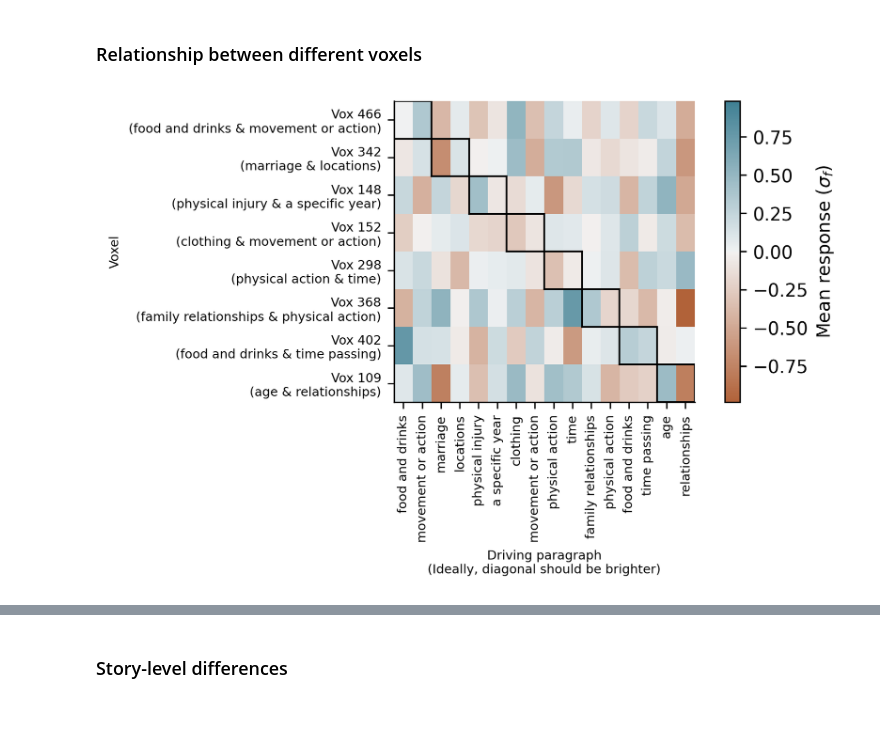
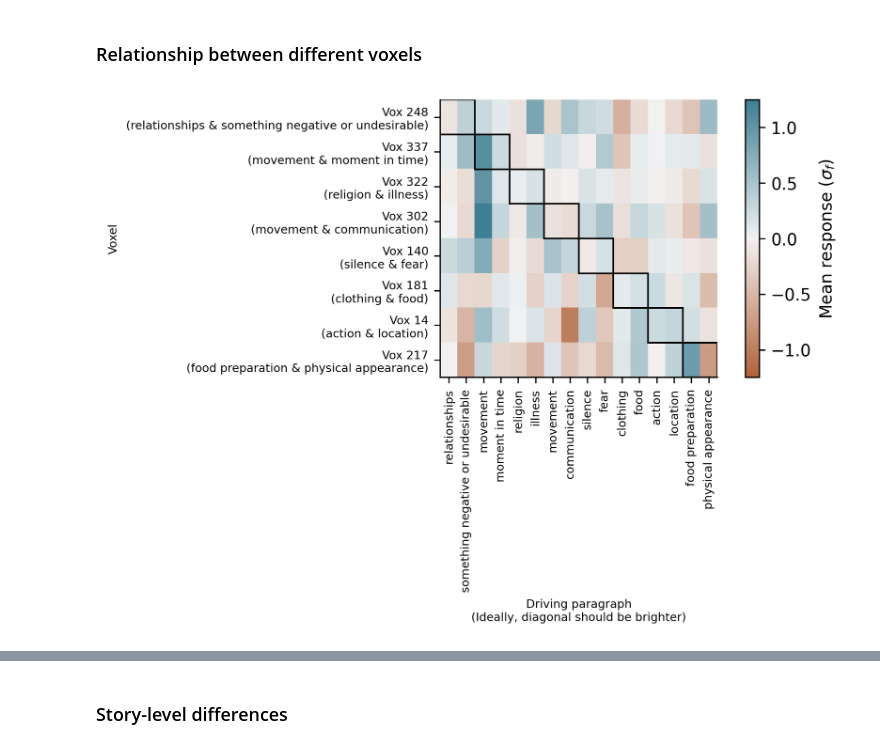
Before and after one commit to microsoft/automated-explanations, a Jupyter notebook: notebooks_stories/2_analyze_pilot/02_polysemantic.ipynb, the cells around one changed output, grey strips where cells are left out. Saved outputs shown, nothing was run; the diff lists cells and outputs as text; code cells hidden in the pictures; blank space fills up the shorter version.

Commit message:
update polysemantic plots

```diff
--- a/notebooks_stories/2_analyze_pilot/02_polysemantic.ipynb
+++ b/notebooks_stories/2_analyze_pilot/02_polysemantic.ipynb
@@ -26,7 +26,7 @@ dvu.set_style()
 The autoreload extension is already loaded. To reload it, use:
   %reload_ext autoreload
 # %%
-pilot_name = 'pilot3_story_data.pkl'
+pilot_name = 'pilot2_story_data.pkl'
 
 stories_data_dict = joblib.load(
     join(sasc.config.RESULTS_DIR, pilot_name))
@@ -68,7 +68,7 @@ for use_clusters in [False]:
         #     "doubled",
         #     resp_story.shape[1] * 2,
         # )
-        resp_chunks = analyze_helper.get_resp_chunks(
+        resp_chunks = analyze_helper.get_resps_for_paragraphs(
             timing, paragraphs, resp_story, offset=2
         )
 
@@ -198,34 +201,36 @@ plt.xlabel(
 plt.ylabel("Voxel", fontsize="x-small")
 vox_names = []
 for i in range(0, len(rows), 2):
     vox_names.append(
         "Vox "
         + str(rows["module_num"].values[i])
         + "\n("
         + rows["expl"].values[i]
         + ' & ' + rows["expl"].values[i + 1]
         + ")"
     )
 # plt.yticks(labels=expls_with_num.values[expls_order], ticks=np.arange(len(expls)), fontsize='x-small')
 plt.yticks(labels=vox_names, ticks=0.5 +
            np.arange(len(vox_names)) * 2, fontsize="x-small")
 plt.xticks(
     labels=expls[expls_order],
     ticks=np.arange(len(expls)),
     rotation=90,
     fontsize="x-small",
 )
+plt.savefig(join(RESULTS_DIR, 'figs/main',
+            pilot_name[:pilot_name.index('_')] + '_poly_heatmap.pdf'))
 plt.show()
 
 # plot correlations across all resps
 # resps_voxels = np.concatenate(
 #     [resps_dict[story_data["story_name_new"][story_num]].T for story_num in [2, 3, 4]],
 #     axis=1,
 # )[rw["voxel_num"].values]
 # corr = pd.DataFrame(resps_voxels.T, columns=expls).corr().round(2)
 # sns.clustermap(corr)
 # %% [output]
-[figure, old version]
+[figure, new version]
 # %%
 rows["resp_driving"] = np.diag(m[use_clusters])
 display(
```
Also changed, not shown: parts of 4 cells of this notebook, 7 other files.
